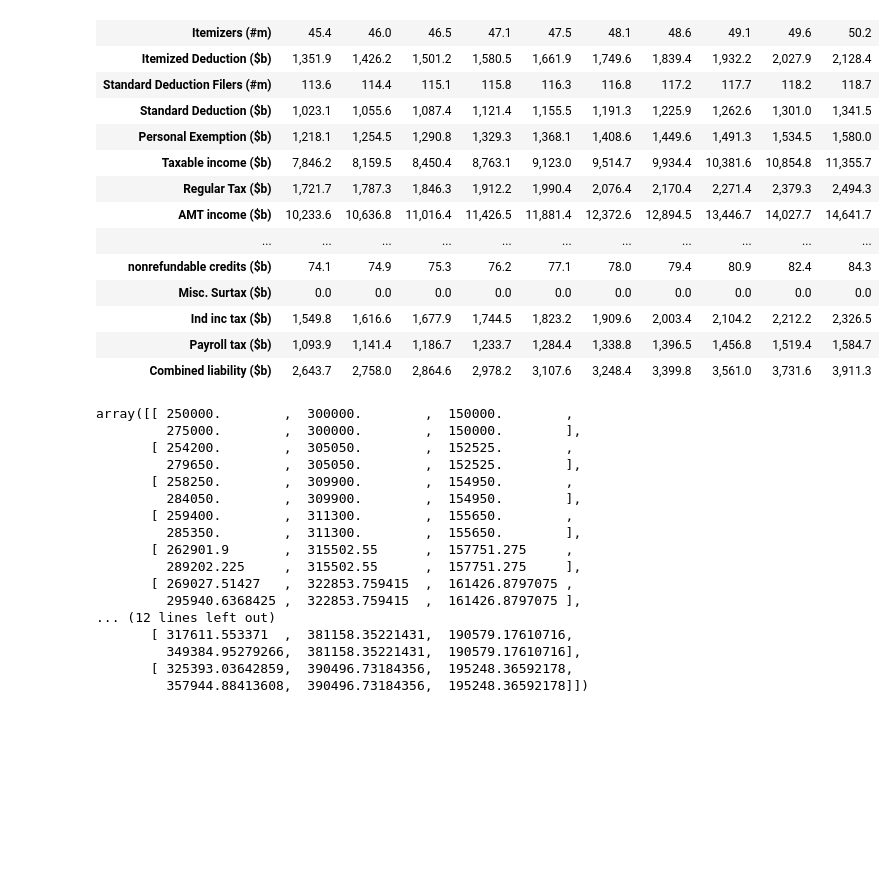
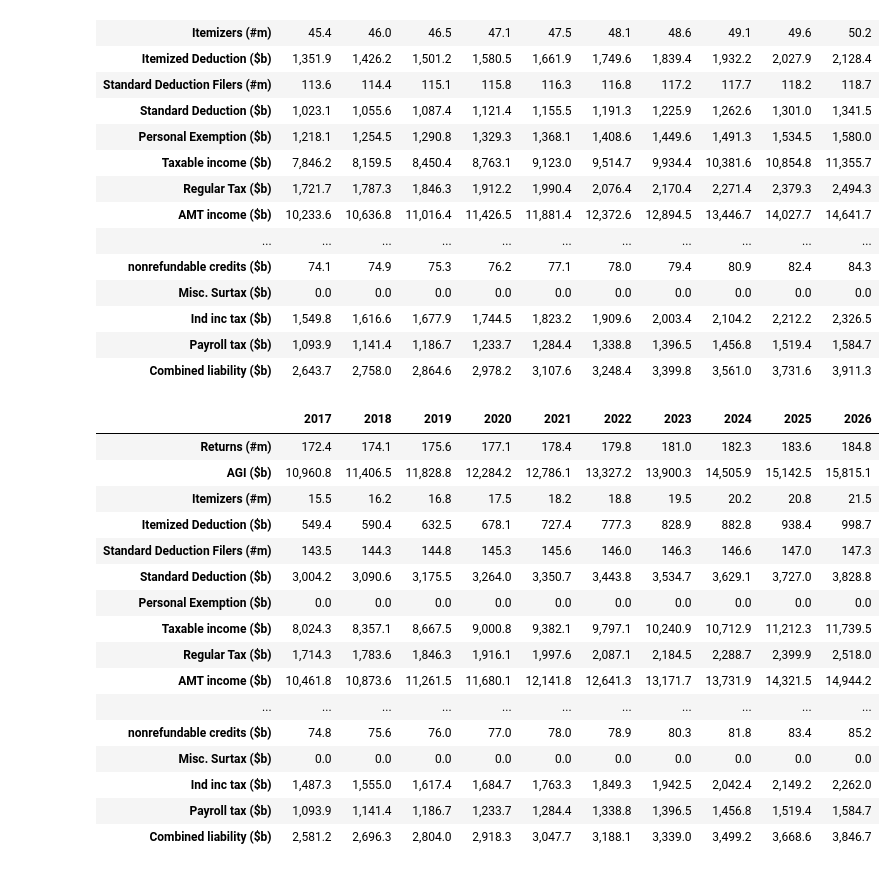
Before and after one commit to GoFroggyRun/Notebook, a Jupyter notebook: PT tax.ipynb, the cells around one changed output. Cells and saved outputs as stored; diff of their text form; code cells hidden in the pictures; blank space fills up the shorter version.

```diff
--- a/PT tax.ipynb
+++ b/PT tax.ipynb
@@ -116,22 +117,23 @@ reform_PTandmore = {
         }}
 policy_org.implement_reform(reform_PTandmore)
-# %%
-calcbase.policy._ID_ps
-# %% [output]
-array([[ 250000.        ,  300000.        ,  150000.        ,
-         275000.        ,  300000.        ,  150000.        ],
-       [ 254200.        ,  305050.        ,  152525.        ,
-         279650.        ,  305050.        ,  152525.        ],
-       [ 258250.        ,  309900.        ,  154950.        ,
-         284050.        ,  309900.        ,  154950.        ],
-       [ 259400.        ,  311300.        ,  155650.        ,
-         285350.        ,  311300.        ,  155650.        ],
-       [ 262901.9       ,  315502.55      ,  157751.275     ,
-         289202.225     ,  315502.55      ,  157751.275     ],
-       [ 269027.51427   ,  322853.759415  ,  161426.8797075 ,
-         295940.6368425 ,  322853.759415  ,  161426.8797075 ],
-... (12 lines left out)
-       [ 317611.553371  ,  381158.35221431,  190579.17610716,
-         349384.95279266,  381158.35221431,  190579.17610716],
-       [ 325393.03642859,  390496.73184356,  195248.36592178,
-         357944.88413608,  390496.73184356,  195248.36592178]])
+# %%
+calcori.advance_to_year(2017)
+multiyear_diagnostic_table(calcori, 10)
+# %% [output]
+|  | 2017 | 2018 | 2019 | 2020 | 2021 | 2022 | 2023 | 2024 | 2025 | 2026 |
+| Returns (#m) | 172.4 | 174.1 | 175.6 | 177.1 | 178.4 | 179.8 | 181.0 | 182.3 | 183.6 | 184.8 |
+| AGI ($b) | 10,960.8 | 11,406.5 | 11,828.8 | 12,284.2 | 12,786.1 | 13,327.2 | 13,900.3 | 14,505.9 | 15,142.5 | 15,815.1 |
+| Itemizers (#m) | 15.5 | 16.2 | 16.8 | 17.5 | 18.2 | 18.8 | 19.5 | 20.2 | 20.8 | 21.5 |
+| Itemized Deduction ($b) | 549.4 | 590.4 | 632.5 | 678.1 | 727.4 | 777.3 | 828.9 | 882.8 | 938.4 | 998.7 |
+| Standard Deduction Filers (#m) | 143.5 | 144.3 | 144.8 | 145.3 | 145.6 | 146.0 | 146.3 | 146.6 | 147.0 | 147.3 |
+| Standard Deduction ($b) | 3,004.2 | 3,090.6 | 3,175.5 | 3,264.0 | 3,350.7 | 3,443.8 | 3,534.7 | 3,629.1 | 3,727.0 | 3,828.8 |
+| Personal Exemption ($b) | 0.0 | 0.0 | 0.0 | 0.0 | 0.0 | 0.0 | 0.0 | 0.0 | 0.0 | 0.0 |
+| Taxable income ($b) | 8,024.3 | 8,357.1 | 8,667.5 | 9,000.8 | 9,382.1 | 9,797.1 | 10,240.9 | 10,712.9 | 11,212.3 | 11,739.5 |
+| Regular Tax ($b) | 1,714.3 | 1,783.6 | 1,846.3 | 1,916.1 | 1,997.6 | 2,087.1 | 2,184.5 | 2,288.7 | 2,399.9 | 2,518.0 |
+| AMT income ($b) | 10,461.8 | 10,873.6 | 11,261.5 | 11,680.1 | 12,141.8 | 12,641.3 | 13,171.7 | 13,731.9 | 14,321.5 | 14,944.2 |
+| ... | ... | ... | ... | ... | ... | ... | ... | ... | ... | ... |
+| nonrefundable credits ($b) | 74.8 | 75.6 | 76.0 | 77.0 | 78.0 | 78.9 | 80.3 | 81.8 | 83.4 | 85.2 |
+| Misc. Surtax ($b) | 0.0 | 0.0 | 0.0 | 0.0 | 0.0 | 0.0 | 0.0 | 0.0 | 0.0 | 0.0 |
+| Ind inc tax ($b) | 1,487.3 | 1,555.0 | 1,617.4 | 1,684.7 | 1,763.3 | 1,849.3 | 1,942.5 | 2,042.4 | 2,149.2 | 2,262.0 |
+| Payroll tax ($b) | 1,093.9 | 1,141.4 | 1,186.7 | 1,233.7 | 1,284.4 | 1,338.8 | 1,396.5 | 1,456.8 | 1,519.4 | 1,584.7 |
+| Combined liability ($b) | 2,581.2 | 2,696.3 | 2,804.0 | 2,918.3 | 3,047.7 | 3,188.1 | 3,339.0 | 3,499.2 | 3,668.6 | 3,846.7 |
```
Also changed, not shown: parts of 1 cell of this notebook.
